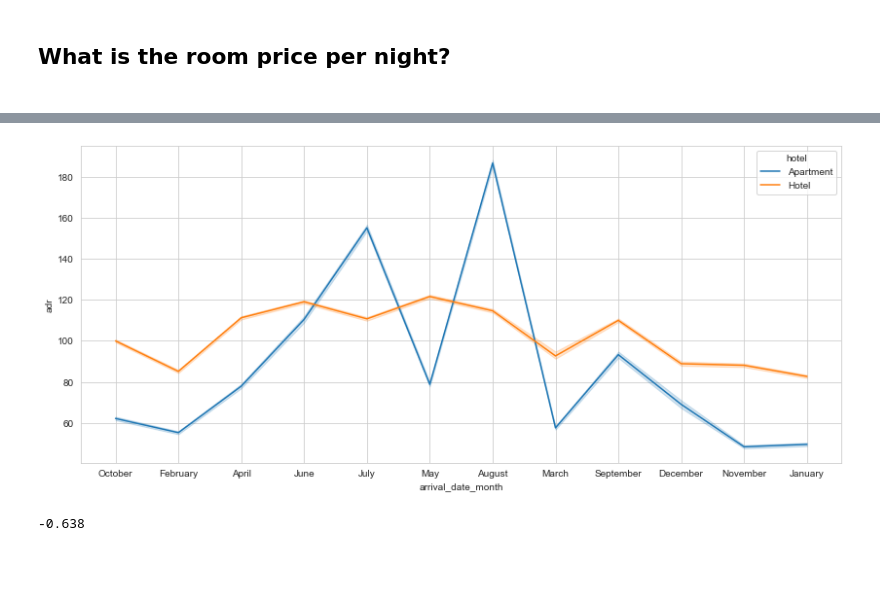
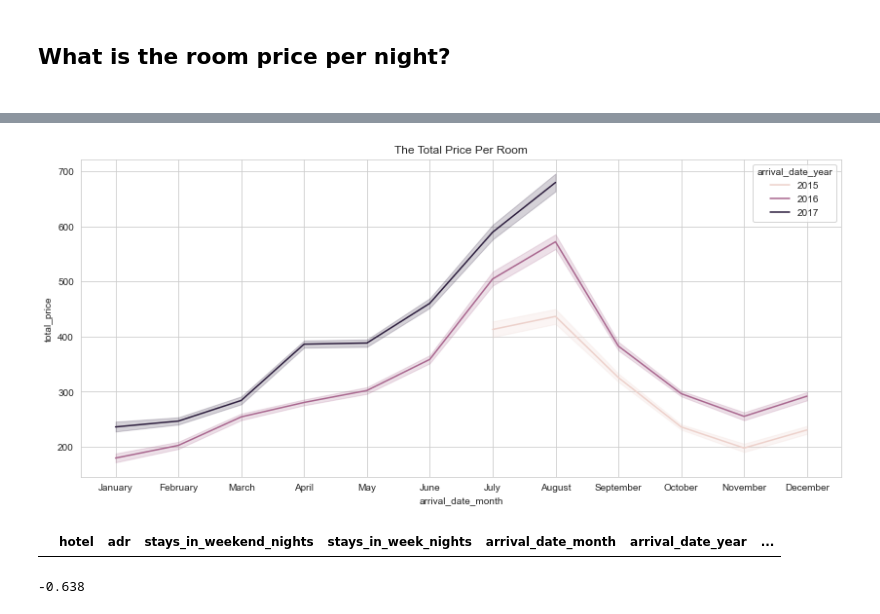
Before and after one commit to Nourfdss/stayforlong_test, a Jupyter notebook: test.ipynb, the cells around one changed output, grey strips where cells are left out. Cells and saved outputs as stored; diff of their text form; code cells hidden in the pictures; blank space fills up the shorter version.

Commit message:
question 2 and 3 fixed further checking require

```diff
--- a/test.ipynb
+++ b/test.ipynb
@@ -172,0 +173,23 @@ Name: adr, dtype: float64
+# %%
+df_room_price = df.copy()
+months = ['January', 'February', 'March', 'April', 'May', 'June', 'July', 'August', 'September', 'October', 'November', 'December']
+
+df_room_price = df_room_price[['hotel', 'adr', 'stays_in_weekend_nights',
+                               'stays_in_week_nights', 'arrival_date_month', 'arrival_date_year']]
+
+
+#df_room_price['adr'].describe()
+df_room_price['num_of_nights'] = df_room_price['stays_in_weekend_nights'] + df_room_price['stays_in_week_nights']
+df_room_price['total_price'] = df_room_price['num_of_nights'] * df_room_price['adr']
+
+#df_room_price = df_room_price.sort_values(by=months)
+
+#df_room_price['arrival_date_month'] = pd.Categorical(df_room_price['arrival_date_month'], categories=months, ordered=True)
+
+df_room_price.index = pd.CategoricalIndex(df_room_price['arrival_date_month'], categories=months, ordered=True)
+
+
+
+df_room_price = df_room_price.sort_index().reset_index(drop=True)
+
+df_room_price
@@ -172,0 +210,2 @@ Name: adr, dtype: float64
+# %%
+df_room_price = df_room_price
@@ -173,9 +218,20 @@ Name: adr, dtype: float64
 # %%
 plt.figure(figsize=(14,6))
-sns.lineplot(x='arrival_date_month', y='adr', data= df_room_price, hue='hotel')
+sns.lineplot(x='arrival_date_month', y='total_price', data= df_room_price, hue='arrival_date_year').set_title('The Total Price Per Room')
 plt.show()
 # %% [output]
-[figure, old version]
+[figure, new version]
+# %%
+#manul checking to confirm the graph data, the data for 2015 only from July to Decemebr, for 2017 from Jan until Auguest
+
+df_cheking = df_room_price[df_room_price['arrival_date_year'] == 2017]
+
+df_cheking = dtt[dtt['arrival_date_month'] == 'September']
+
+
+df_cheking
+# %% [output]
+|  | hotel | adr | stays_in_weekend_nights | stays_in_week_nights | arrival_date_month | arrival_date_year | ... |
 # %%
 #df_room_price_per_night = df[df['adr' , 'stays_in_weekend_nights']]
 
```
Also changed, not shown: parts of 8 cells of this notebook, 1 other file.
